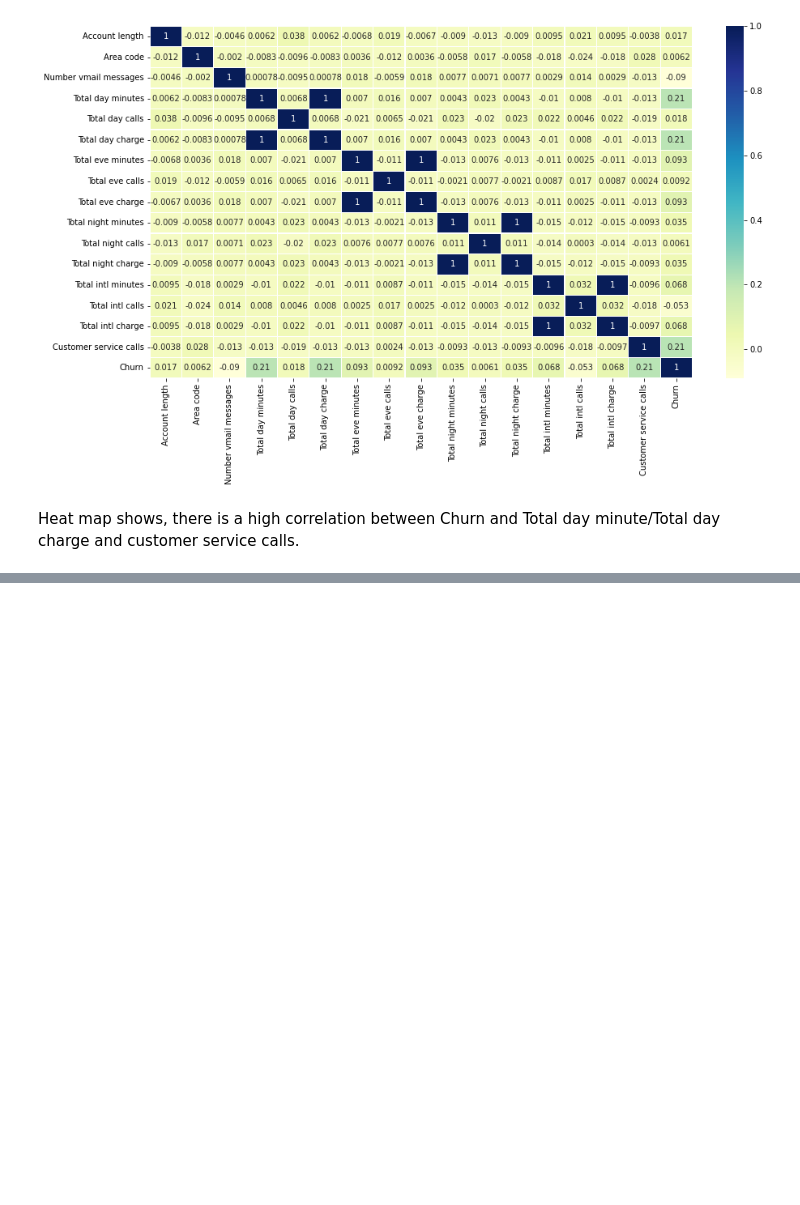
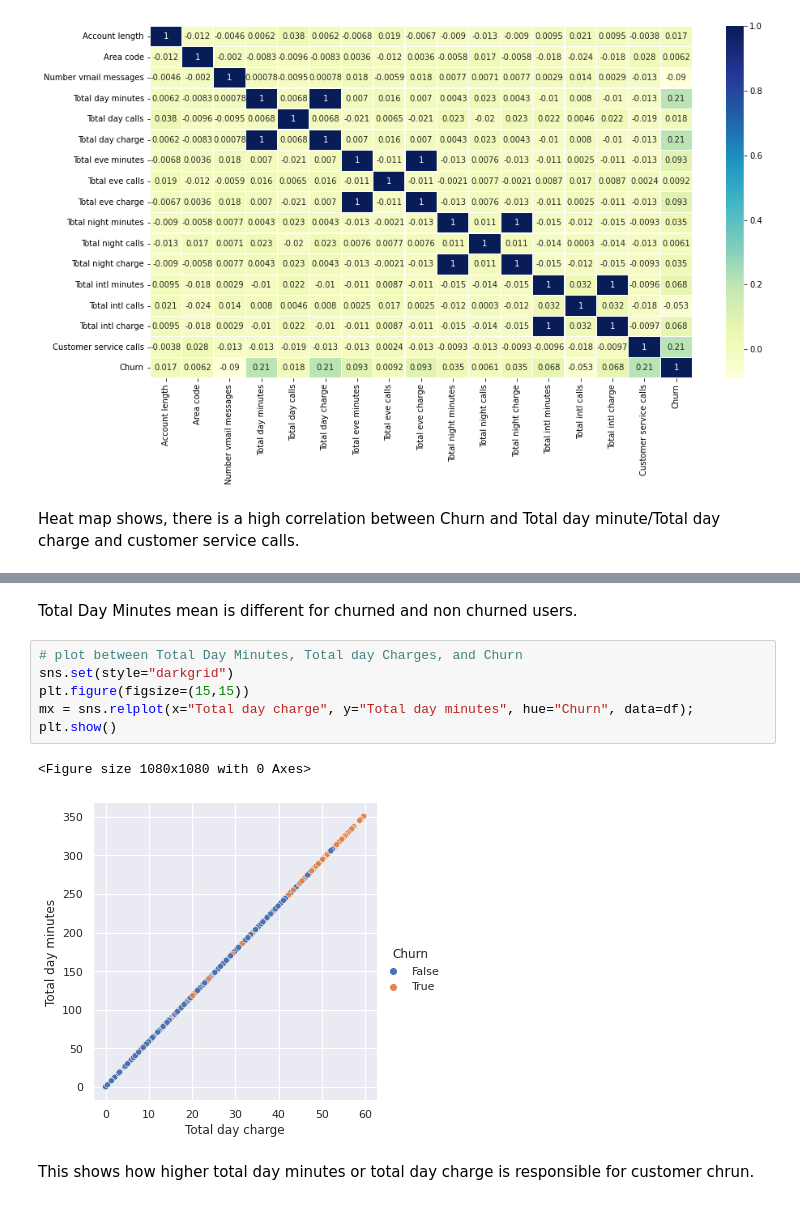
Before and after one commit to Prateek04Gupta/Telecom-Churn---EDA, a Jupyter notebook: Telecom_Churn_Analysis_Capstone_Project.ipynb, the cells around one changed output, grey strips where cells are left out. Saved outputs shown, nothing was run; the diff lists cells and outputs as text; blank space fills up the shorter version.

```diff
--- a/Telecom_Churn_Analysis_Capstone_Project.ipynb
+++ b/Telecom_Churn_Analysis_Capstone_Project.ipynb
@@ -234,0 +249,13 @@ Heat map shows, there is a high correlation between Churn and Total day minute/T
+# %% [markdown]
+Total Day Minutes mean is different for churned and non churned users.
+# %%
+# plot between Total Day Minutes, Total day Charges, and Churn
+sns.set(style="darkgrid")
+plt.figure(figsize=(15,15))
+mx = sns.relplot(x="Total day charge", y="Total day minutes", hue="Churn", data=df);
+plt.show()
+# %% [output]
+<Figure size 1080x1080 with 0 Axes>
+[figure, added]
+# %% [markdown]
+This shows how higher total day minutes or total day charge is responsible for customer chrun.
```
Also changed, not shown: parts of 3 cells of this notebook.
